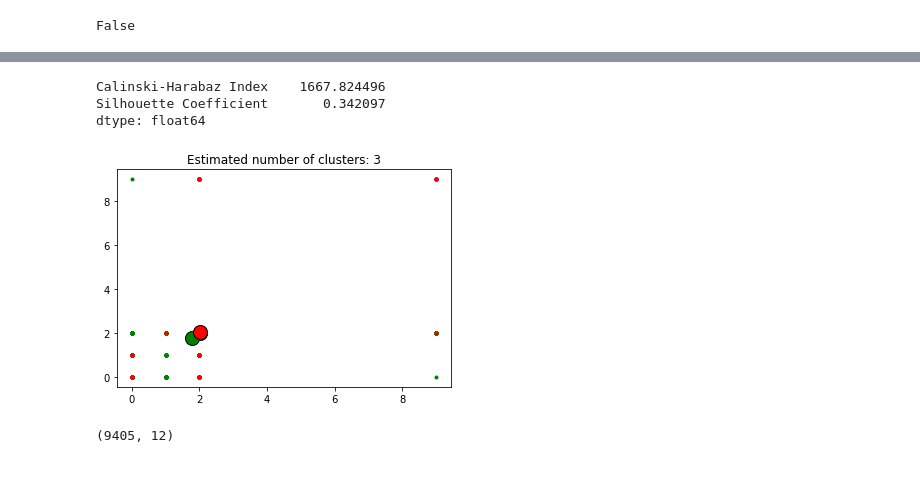
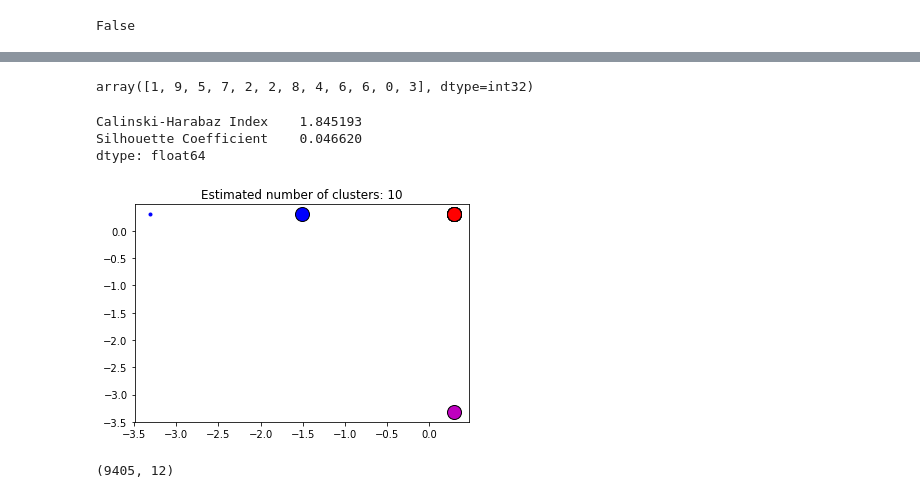
Before and after one commit to kuratanp/Danakilia, a Jupyter notebook: mlclusters/notebooks/mlclusters_nb_v1.ipynb, the cells around one changed output, grey strips where cells are left out. Drawn from its saved outputs; the diff is of its cells as text; code cells hidden in the pictures.

```diff
--- a/mlclusters/notebooks/mlclusters_nb_v1.ipynb
+++ b/mlclusters/notebooks/mlclusters_nb_v1.ipynb
@@ -92,4 +90,4 @@ geno = "/Users/teachinghouse/PDSB/Danakilia/data/example.geno"
 with open(geno) as indata:
     idata = indata.read()
 # %%
-data = np.array([list(i) for i in idata.split()], dtype=float)
+idata = np.array([list(i) for i in idata.split()], dtype=float)
@@ -131,0 +152,9 @@ ValueError: Input contains NaN, infinity or a value too large for dtype('float64
+# %%
+from sklearn.preprocessing import StandardScaler
+scaler = StandardScaler()
+
+iX = idata.T
+# %%
+scaler.fit(iX)
+Xt = scaler.transform(iX)
+Xt
@@ -132,13 +175,20 @@ ValueError: Input contains NaN, infinity or a value too large for dtype('float64
+# %%
+# Creat an object
+ifish = Mlclusters(Xt, 10)
+# %%
+ifish.kmeans_labels()
+# %% [output]
+array([1, 9, 5, 7, 2, 2, 8, 4, 6, 6, 0, 3], dtype=int32)
 # %%
-fish.evaluate_performance()
+ifish.evaluate_performance()
 # %% [output]
-Calinski-Harabaz Index    1667.824496
-Silhouette Coefficient       0.342097
+Calinski-Harabaz Index    1.845193
+Silhouette Coefficient    0.046620
 dtype: float64
 # %%
-fish.plot_kmeans()
+ifish.plot_kmeans()
 # %% [output]
-[figure, old version]
+[figure, new version]
 # %%
 fish.ddrad.shape
 # %% [output]
```
Also changed, not shown: parts of 15 cells of this notebook.
